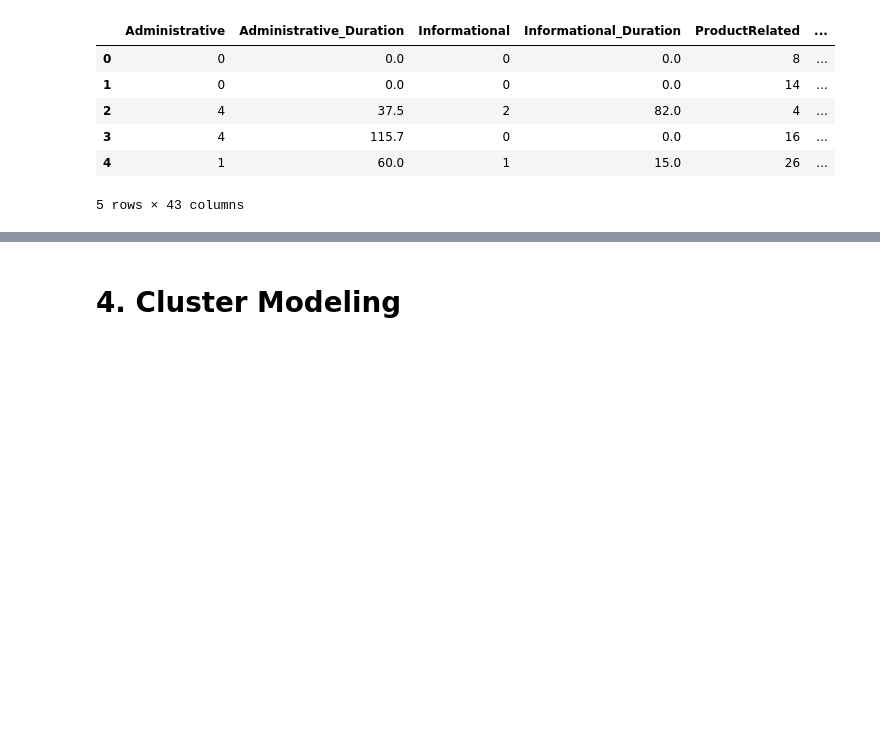
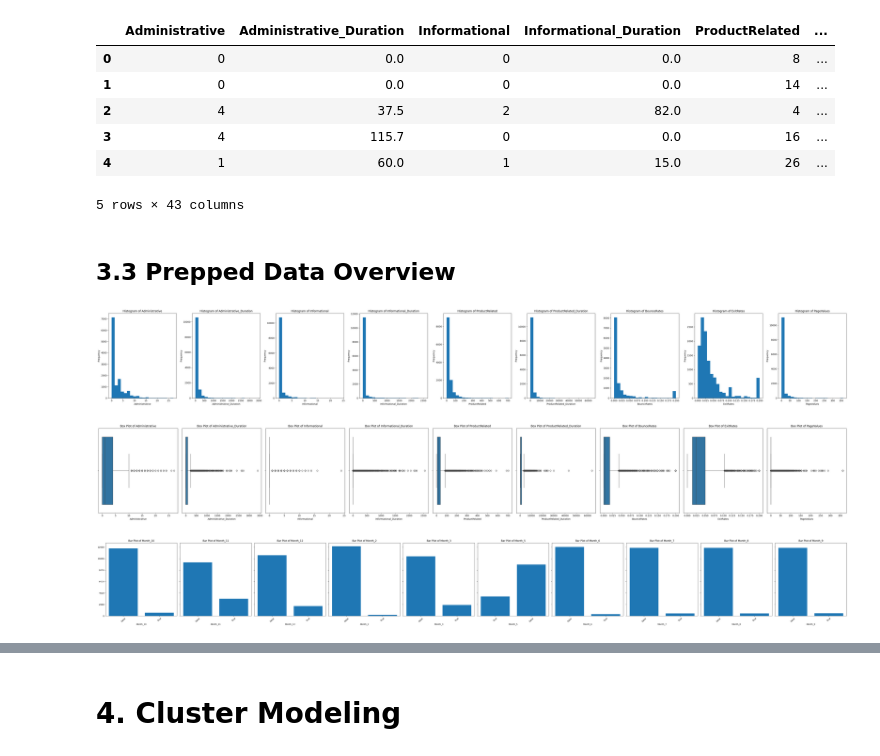
Before and after one commit to Zhengnan817/DAV-6150, a Jupyter notebook: Project_2/Z_Li_Project2.ipynb, the cells around one changed output, grey strips where cells are left out. Cells and saved outputs as stored; diff of their text form; code cells hidden in the pictures; blank space fills up the shorter version.

```diff
--- a/Project_2/Z_Li_Project2.ipynb
+++ b/Project_2/Z_Li_Project2.ipynb
@@ -432,3 +432,21 @@ online_shop.head(5)
 | 3 | 4 | 115.7 | 0 | 0.0 | 16 | ... |
 | 4 | 1 | 60.0 | 1 | 15.0 | 26 | ... |
 5 rows × 43 columns
+# %% [markdown]
+## 3.3 Prepped Data Overview
+# %%
+hist(online_shop_num,['Administrative', 'Administrative_Duration', 'Informational',
+                   'Informational_Duration', 'ProductRelated', 'ProductRelated_Duration',
+                   'BounceRates', 'ExitRates', 'PageValues'])
+# %% [output]
+[figure, added]
+# %%
+box(online_shop_num,['Administrative', 'Administrative_Duration', 'Informational',
+                   'Informational_Duration', 'ProductRelated', 'ProductRelated_Duration',
+                   'BounceRates', 'ExitRates', 'PageValues'])
+# %% [output]
+[figure, added]
+# %%
+bar(online_shop_cate,['Month_10',  'Month_11',  'Month_12',  'Month_2','Month_3' , 'Month_5',  'Month_6',  'Month_7',  'Month_8',  'Month_9'])
+# %% [output]
+[figure, added]
```
Also changed, not shown: parts of 25 cells of this notebook.
